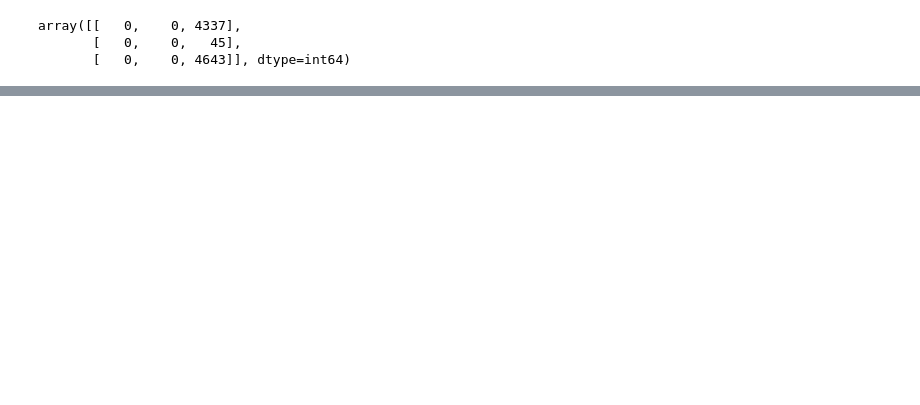
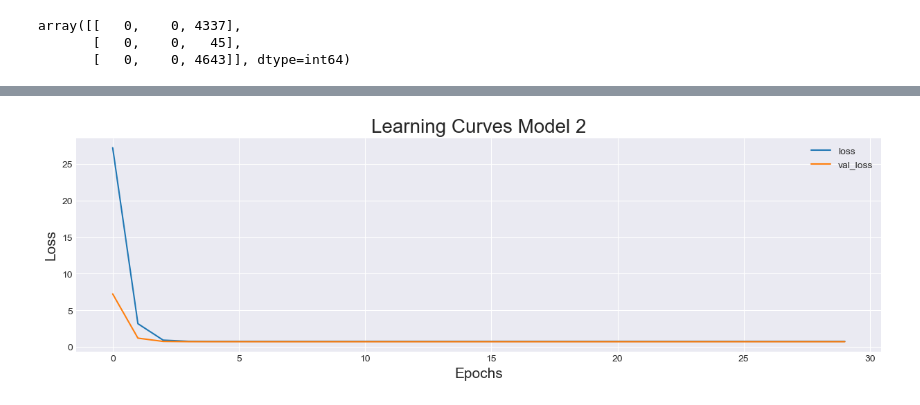
Before and after one commit to YarosInter/Time-Series-LSTM-Neural-Network, a Jupyter notebook: Classifier_LSTM_Neural_Network.ipynb, the cells around one changed output, grey strips where cells are left out. Saved outputs shown, nothing was run; the diff lists cells and outputs as text; code cells hidden in the pictures; blank space fills up the shorter version.

```diff
--- a/Classifier_LSTM_Neural_Network.ipynb
+++ b/Classifier_LSTM_Neural_Network.ipynb
@@ -537,0 +614,12 @@ array([[   0,    0, 4337],
+# %%
+history_model_2 = run_lstm(train_sets=train_dataset,
+                           val_sets=val_dataset,
+                           model_name="model_2",
+                           neurons=32,
+                           hidden_layers=2,
+                           lr=0.001,
+                           early_stopping_ptn=11,
+                           reduce_plateau_ptn=5,
+                           path="model_experiments_2",
+                           kr_l2=0.2
+                          )
@@ -537,0 +672,8 @@ array([[   0,    0, 4337],
+# %%
+pd.DataFrame(history_model_2.history)[["loss", "val_loss"]].plot(figsize=(15, 4))
+plt.title("Learning Curves Model 2", fontsize=20)
+plt.xlabel("Epochs", fontsize=15)
+plt.ylabel("Loss", fontsize=15)
+plt.show()
+# %% [output]
+[figure, added]
```
Also changed, not shown: parts of 32 cells of this notebook, 3 other files.
